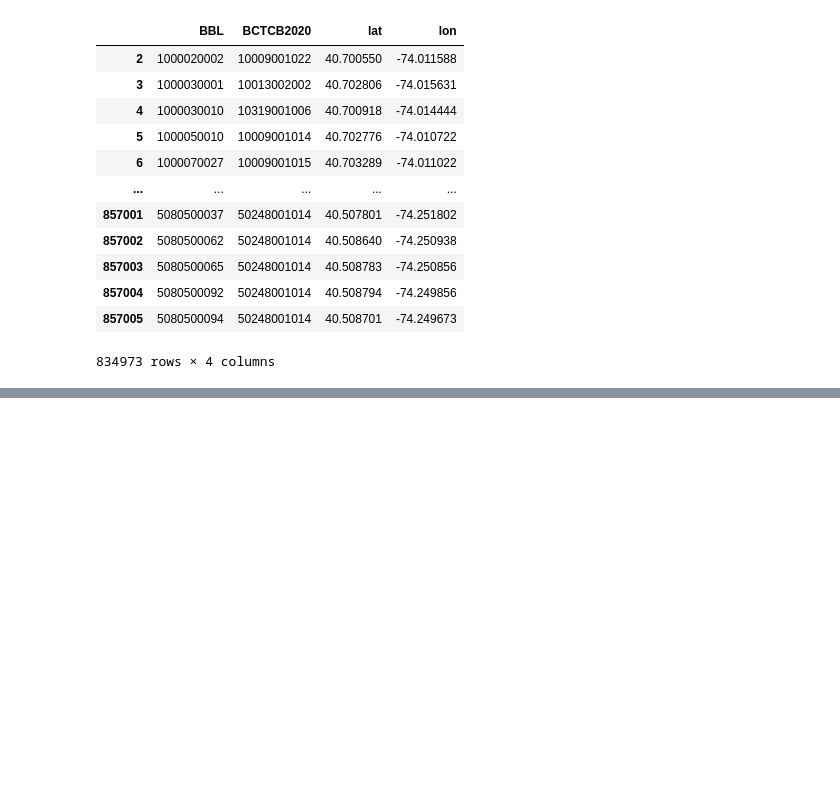
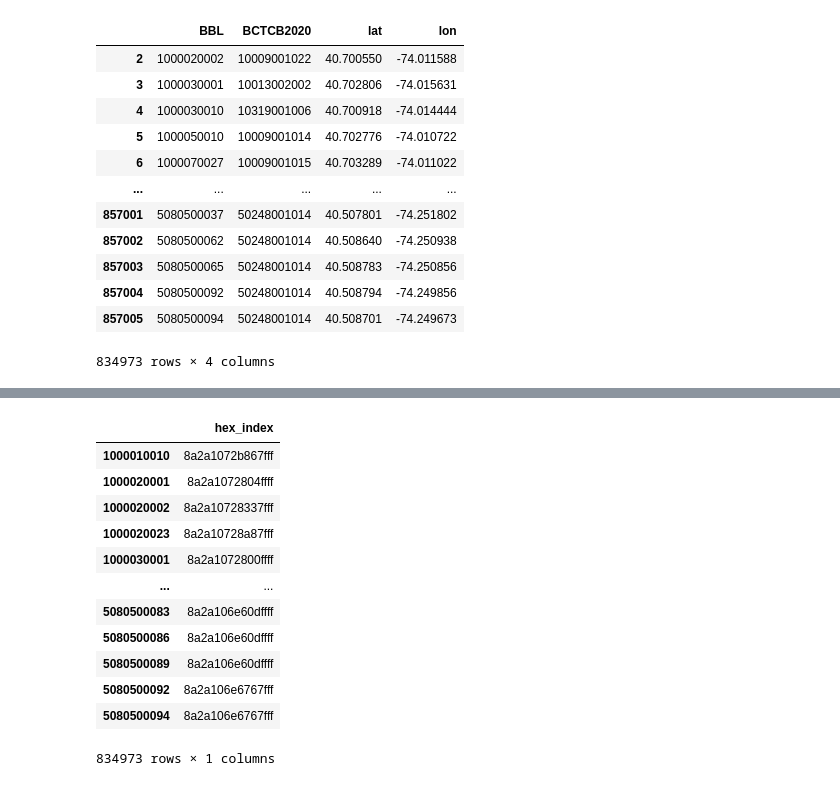
Before and after one commit to timothymhowe/nyc-neighborhood-clustering, a Jupyter notebook: src/h3_indexing-BBL.ipynb, the cells around one changed output, grey strips where cells are left out. Drawn from its saved outputs; the diff is of its cells as text; code cells hidden in the pictures; blank space fills up the shorter version.

```diff
--- a/src/h3_indexing-BBL.ipynb
+++ b/src/h3_indexing-BBL.ipynb
@@ -68,3 +68,10 @@ out_df.to_json('../data/clean/bbl_to_h3.json', orient='index')
 out = gdf_in.merge(out_df,on='BBL')
 # %%
 out.to_csv('../data/clean/h3_PLUTO.csv')
+# %%
+import pandas as pd
+df = pd.read_json("../data/clean/bbl_to_h3.json", dtype= str, orient='index',convert_axes=False ,convert_dates=False)
+
+print(df)
+
+# df = pd.read_json('',orient='index',convert_dates=False)
@@ -70,0 +93,17 @@ out.to_csv('../data/clean/h3_PLUTO.csv')
+# %%
+df['hex_index'] = df['h3_10']
+df[['hex_index']]
+# %% [output]
+|  | hex_index |
+| 1000010010 | 8a2a1072b867fff |
+| 1000020001 | 8a2a1072804ffff |
+| 1000020002 | 8a2a10728337fff |
+| 1000020023 | 8a2a10728a87fff |
+| 1000030001 | 8a2a1072800ffff |
+| ... | ... |
+| 5080500083 | 8a2a106e60dffff |
+| 5080500086 | 8a2a106e60dffff |
+| 5080500089 | 8a2a106e60dffff |
+| 5080500092 | 8a2a106e6767fff |
+| 5080500094 | 8a2a106e6767fff |
+834973 rows × 1 columns
```
Also changed, not shown: parts of 1 cell of this notebook, 14 other files.
